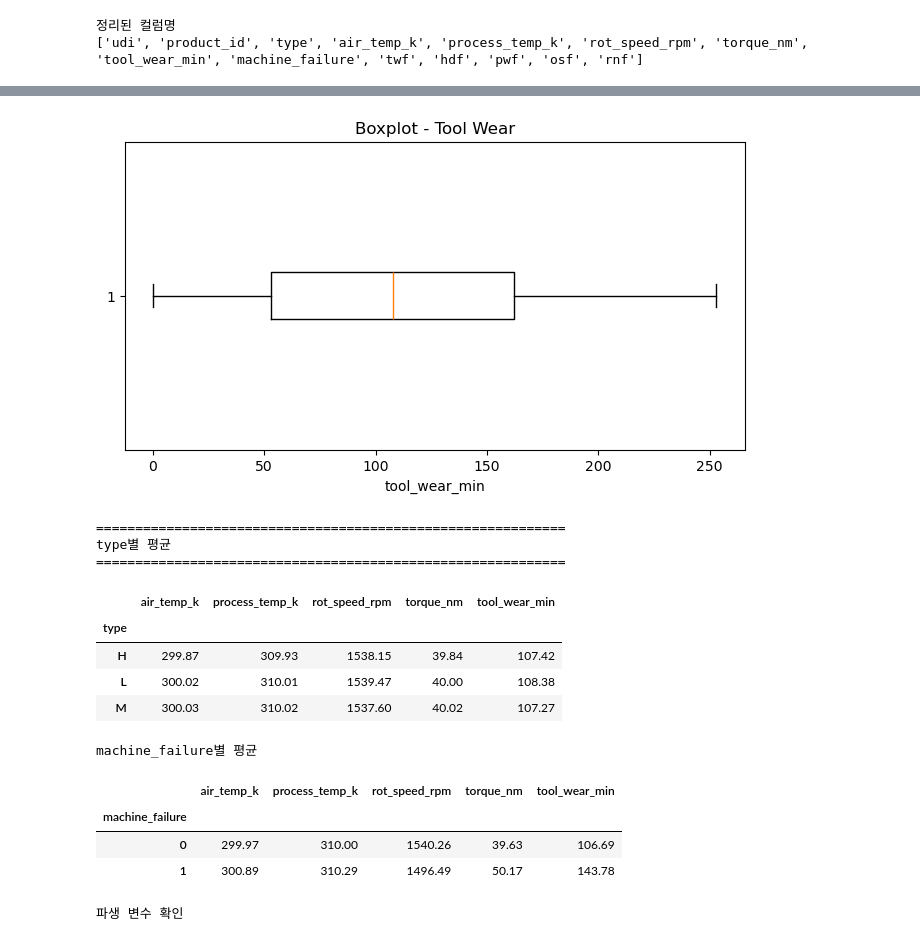
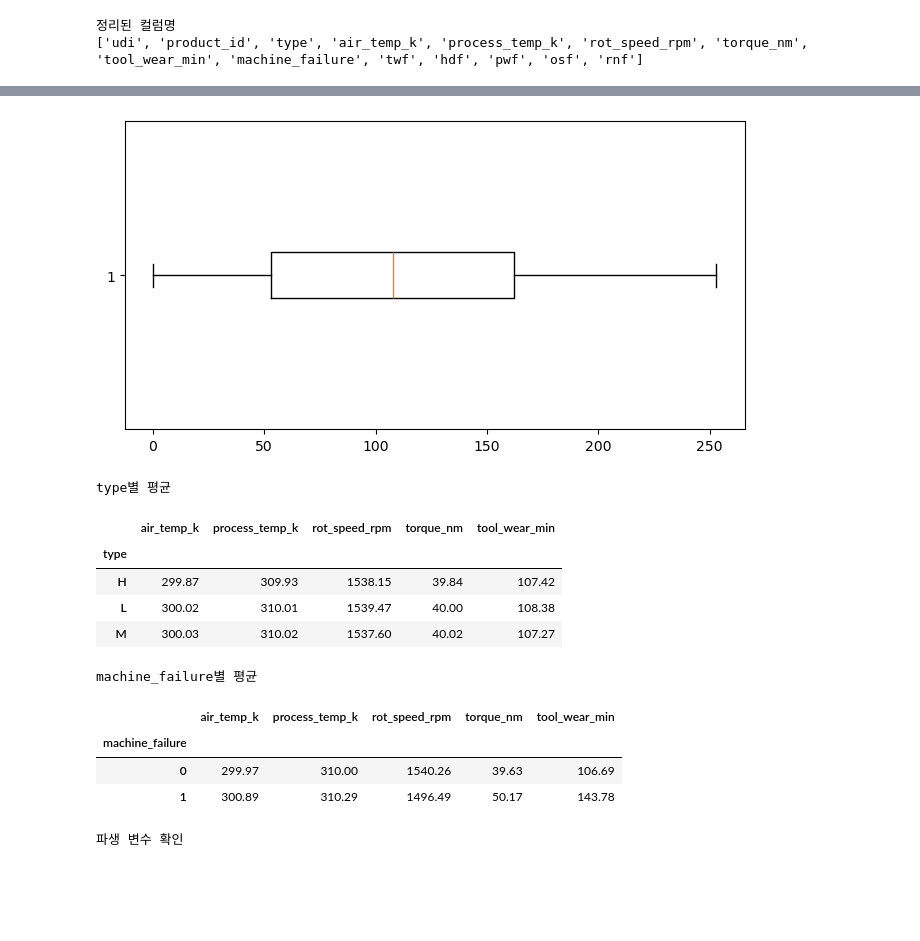
Before and after one commit to sungback/DS01, a Jupyter notebook: work/01_eda2.ipynb, the cells around one changed output, grey strips where cells are left out. Cells and saved outputs as stored; diff of their text form; code cells hidden in the pictures; blank space fills up the shorter version.

```diff
--- a/work/01_eda2.ipynb
+++ b/work/01_eda2.ipynb
@@ -191,46 +155,39 @@ plt.show()
 # %%
 # -------------------------------------------------
 # 8. 박스플롯으로 이상치 확인
 # -------------------------------------------------
 plt.figure(figsize=(8, 4))
 plt.boxplot(df["tool_wear_min"], vert=False)
-plt.title("Boxplot - Tool Wear")
-plt.xlabel("tool_wear_min")
 plt.show()
 # %% [output]
-[figure, old version]
+[figure, new version]
+# %%
+# 9. 그룹별 요약
+print("type별 평균")
+
+display(
+    df.groupby("type")[["air_temp_k", "process_temp_k", "rot_speed_rpm", "torque_nm", "tool_wear_min"]]
+    .mean()
+    .round(2)
+)
+# %% [output]
+type별 평균
+|  | air_temp_k | process_temp_k | rot_speed_rpm | torque_nm | tool_wear_min |
+| type |  |  |  |  |  |
+| H | 299.87 | 309.93 | 1538.15 | 39.84 | 107.42 |
+| L | 300.02 | 310.01 | 1539.47 | 40.00 | 108.38 |
+| M | 300.03 | 310.02 | 1537.60 | 40.02 | 107.27 |
 # %%
-# -------------------------------------------------
-# 9. 그룹별 요약
-# -------------------------------------------------
-print("\n" + "=" * 60)
-print("type별 평균")
-print("=" * 60)
-
-display(
-    df.groupby("type")[["air_temp_k", "process_temp_k", "rot_speed_rpm", "torque_nm", "tool_wear_min"]]
-    .mean()
-    .round(2)
-)
-
-print("\nmachine_failure별 평균")
+print("machine_failure별 평균")
 display(
     df.groupby("machine_failure")[["air_temp_k", "process_temp_k", "rot_speed_rpm", "torque_nm", "tool_wear_min"]]
     .mean()
     .round(2)
 )
 # %% [output]
-============================================================
-type별 평균
-============================================================
+machine_failure별 평균
 |  | air_temp_k | process_temp_k | rot_speed_rpm | torque_nm | tool_wear_min |
-| type |  |  |  |  |  |
-| H | 299.87 | 309.93 | 1538.15 | 39.84 | 107.42 |
-| L | 300.02 | 310.01 | 1539.47 | 40.00 | 108.38 |
-| M | 300.03 | 310.02 | 1537.60 | 40.02 | 107.27 |
+| machine_failure |  |  |  |  |  |
+| 0 | 299.97 | 310.00 | 1540.26 | 39.63 | 106.69 |
+| 1 | 300.89 | 310.29 | 1496.49 | 50.17 | 143.78 |
-machine_failure별 평균
-|  | air_temp_k | process_temp_k | rot_speed_rpm | torque_nm | tool_wear_min |
-| machine_failure |  |  |  |  |  |
-| 0 | 299.97 | 310.00 | 1540.26 | 39.63 | 106.69 |
-| 1 | 300.89 | 310.29 | 1496.49 | 50.17 | 143.78 |
 # %%
```
Also changed, not shown: parts of 21 cells of this notebook, 4 other files.
